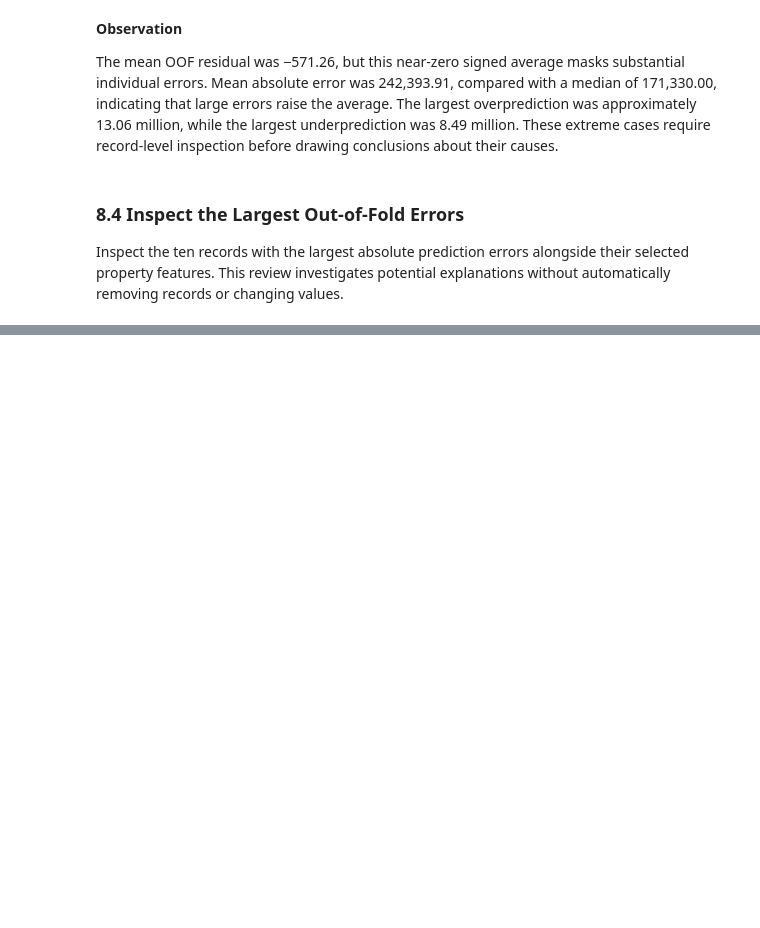
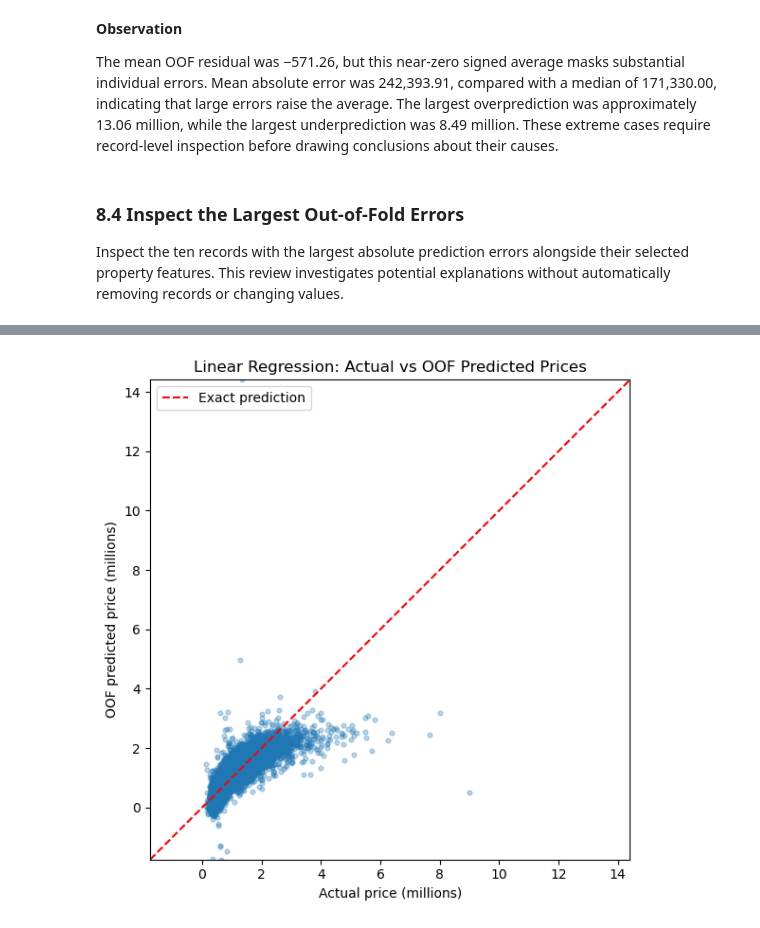
Before and after one commit to WaqasGurmani/house-price-linear-models, a Jupyter notebook: notebooks/04_linear_regression_baseline.ipynb, the cells around one changed output, grey strips where cells are left out. Saved outputs shown, nothing was run; the diff lists cells and outputs as text; code cells hidden in the pictures; blank space fills up the shorter version.

Commit message:
Complete linear regression OOF diagnostics and baseline findings

```diff
--- a/notebooks/04_linear_regression_baseline.ipynb
+++ b/notebooks/04_linear_regression_baseline.ipynb
@@ -473,0 +485,34 @@ largest_errors.round(2)
+# %%
+actual = linear_oof_results["Actual_Price"] / 1_000_000
+predicted = linear_oof_results["Predicted_Price"] / 1_000_000
+
+low = min(actual.min(), predicted.min())
+high = max(actual.max(), predicted.max())
+
+fig, ax = plt.subplots(figsize=(6, 6))
+
+ax.scatter(actual, predicted, alpha=0.3, s=12)
+ax.plot([low, high], [low, high], "r--", label="Exact prediction")
+
+ax.set_xlabel("Actual price (millions)")
+ax.set_ylabel("OOF predicted price (millions)")
+ax.set_title("Linear Regression: Actual vs OOF Predicted Prices")
+ax.set_xlim(low, high)
+ax.set_ylim(low, high)
+ax.set_aspect("equal", adjustable="box")
+ax.legend()
+
+fig.tight_layout()
+
+figures_dir = project_root / "results/figures"
+figures_dir.mkdir(parents=True, exist_ok=True)
+
+fig.savefig(
+    figures_dir / "linear_oof_actual_vs_predicted.png",
+    dpi=300,
+    bbox_inches="tight"
+)
+
+plt.show()
+# %% [output]
+[figure, added]
```
Also changed, not shown: parts of 13 cells of this notebook, 3 other files.
